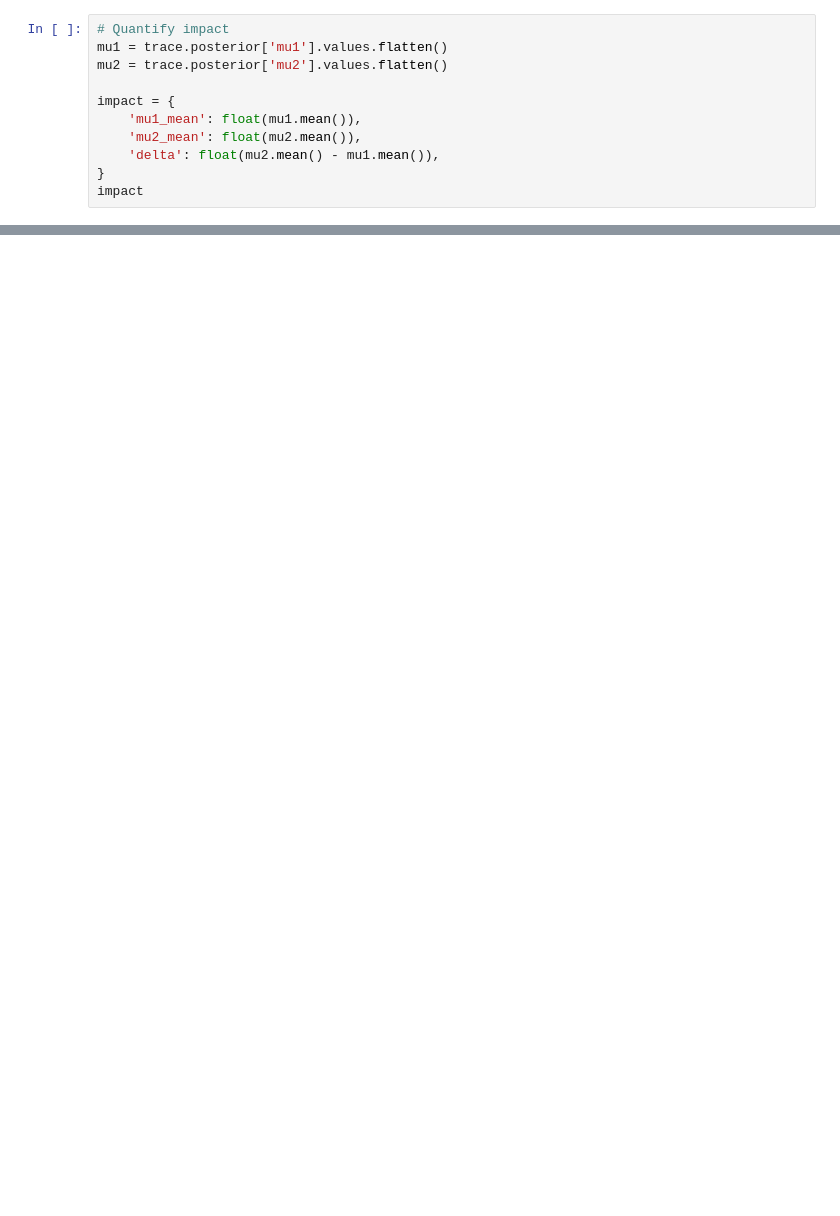
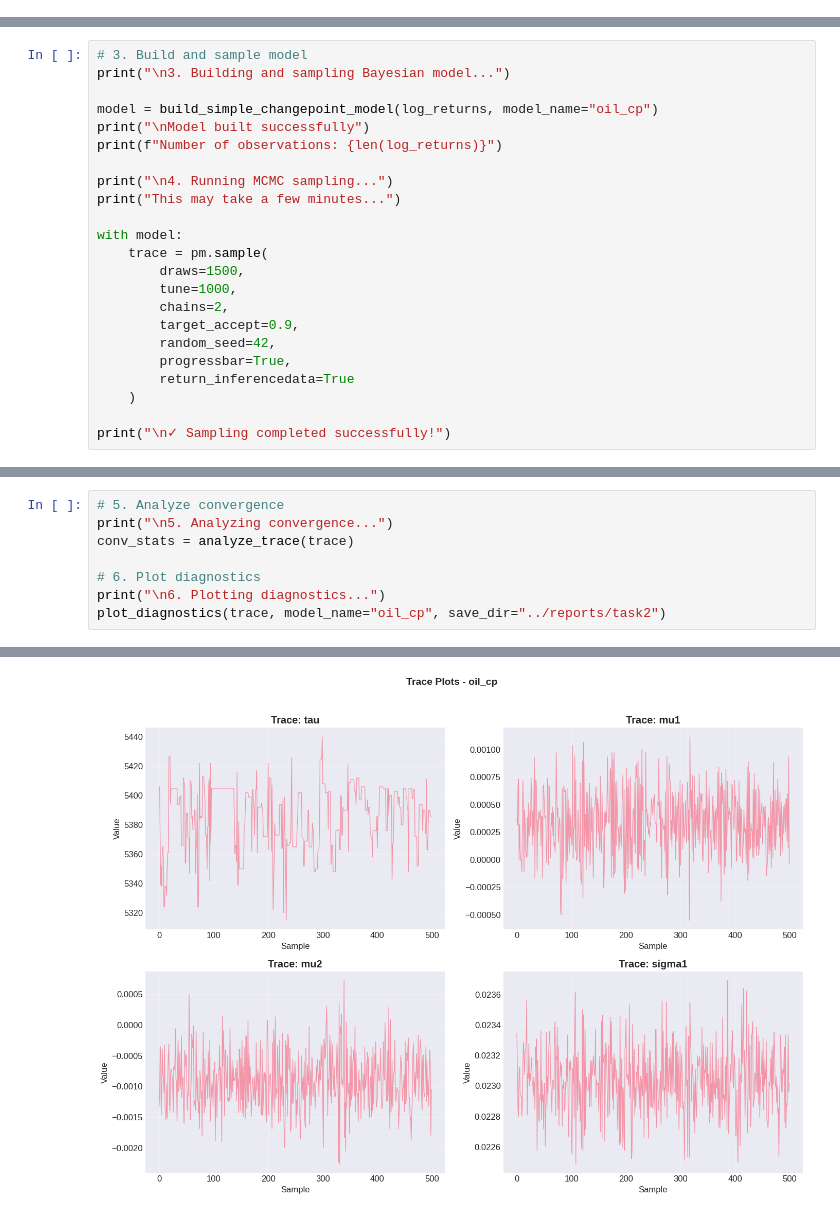
Before and after one commit to hann2004/brent-oil-event-analysis, a Jupyter notebook: notebooks/02_bayesian_model.ipynb, the cells around one changed output, grey strips where cells are left out. Saved outputs shown, nothing was run; the diff lists cells and outputs as text; blank space fills up the shorter version.

Commit message:
complete bayesian_modeling

```diff
--- a/notebooks/02_bayesian_model.ipynb
+++ b/notebooks/02_bayesian_model.ipynb
@@ -80,11 +3,0 @@ Timestamp('2006-03-22 00:00:00')
-# %%
-# Quantify impact
-mu1 = trace.posterior['mu1'].values.flatten()
-mu2 = trace.posterior['mu2'].values.flatten()
-
-impact = {
-    'mu1_mean': float(mu1.mean()),
-    'mu2_mean': float(mu2.mean()),
-    'delta': float(mu2.mean() - mu1.mean()),
-}
-impact
@@ -105,0 +308,23 @@ events.sort_values('days_diff').head(5)
+# %%
+# 3. Build and sample model
+print("\n3. Building and sampling Bayesian model...")
+
+model = build_simple_changepoint_model(log_returns, model_name="oil_cp")
+print("\nModel built successfully")
+print(f"Number of observations: {len(log_returns)}")
+
+print("\n4. Running MCMC sampling...")
+print("This may take a few minutes...")
+
+with model:
+    trace = pm.sample(
+        draws=1500,
+        tune=1000,
+        chains=2,
+        target_accept=0.9,
+        random_seed=42,
+        progressbar=True,
+        return_inferencedata=True
+    )
+
+print("\n✓ Sampling completed successfully!")
@@ -105,0 +347,9 @@ events.sort_values('days_diff').head(5)
+# %%
+# 5. Analyze convergence
+print("\n5. Analyzing convergence...")
+conv_stats = analyze_trace(trace)
+
+# 6. Plot diagnostics
+print("\n6. Plotting diagnostics...")
+plot_diagnostics(trace, model_name="oil_cp", save_dir="../reports/task2")
+# %% [output]
@@ -105,0 +373 @@ events.sort_values('days_diff').head(5)
+[figure, added]
```
Also changed, not shown: parts of 20 cells of this notebook, 4 other files.
